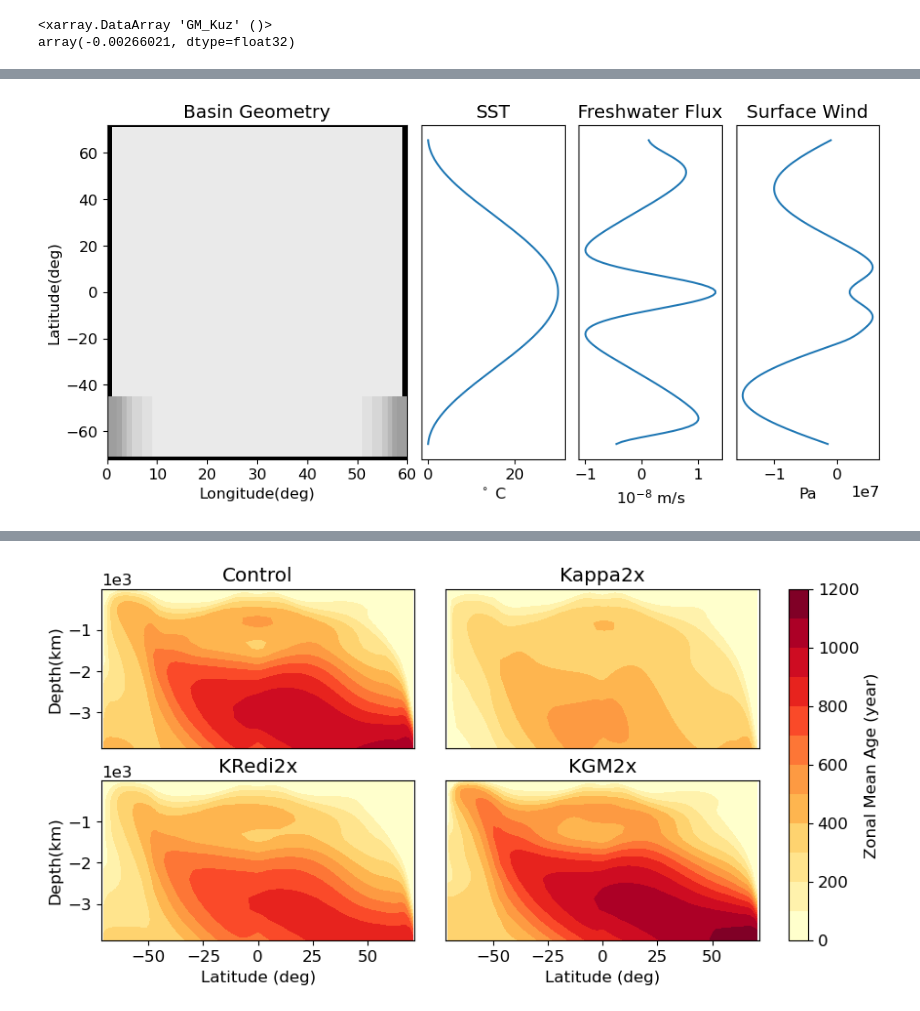
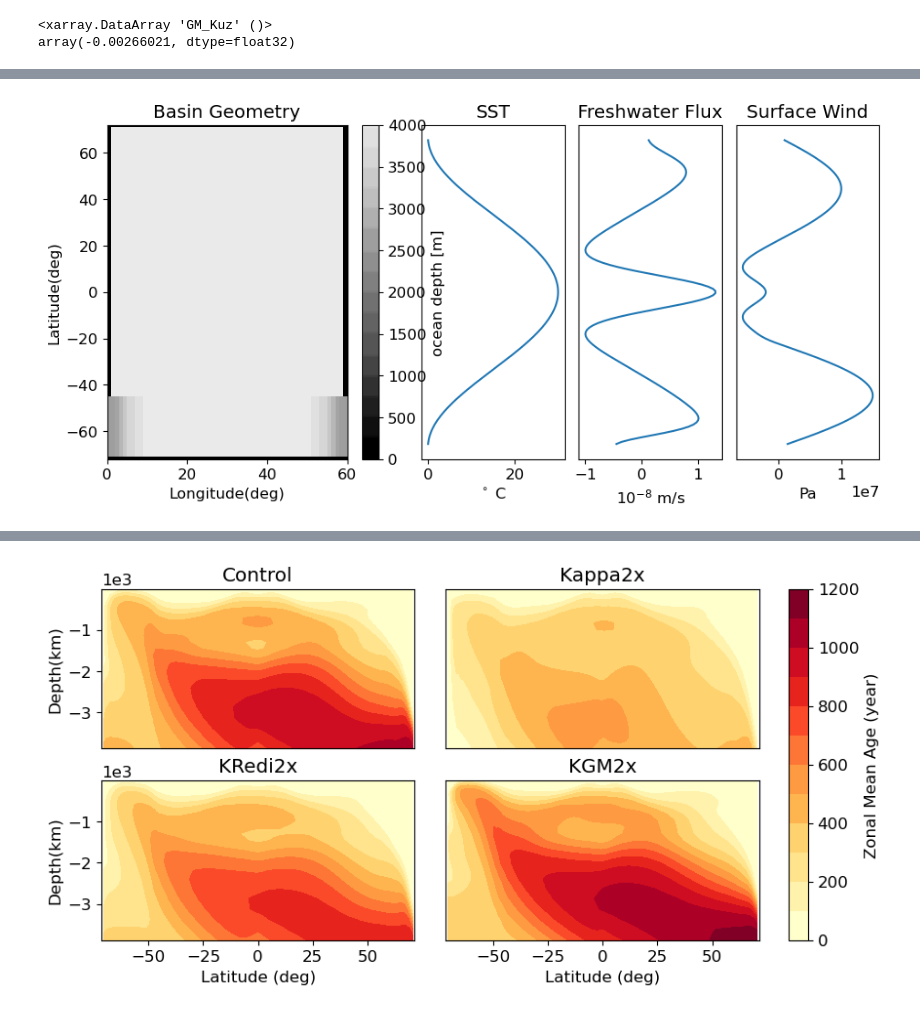
Before and after one commit to anthony-meza/test_age_framework, a Jupyter notebook: single_basin_production_figures.ipynb, the cells around one changed output, grey strips where cells are left out. Drawn from its saved outputs; the diff is of its cells as text; code cells hidden in the pictures.

Commit message:
Update single_basin_production_figures.ipynb
backup, the age will be calculated differently to see the sensitivity

```diff
--- a/single_basin_production_figures.ipynb
+++ b/single_basin_production_figures.ipynb
@@ -481,11 +478,0 @@ Kgm: 500 Kredi 1000
-# %%
-#Runkappa2x.calcOptlayer(15)
-print(RunGM2x.layers1_bounds)
-def plot_rhocontours(self):
-    '''
-    plotting rho contours for myRun class
-    '''
-    CS=(self.rho3D-1000).mean('XC').plot.contour(levels=self.layers1_bounds,linewidths=1.5, colors='k')
-    plt.clabel(CS, inline=True, fontsize=10)
-myRun.plot_rhocontours=plot_rhocontours
-RunRedi2x.plot_rhocontours()
@@ -510,7 +539,29 @@ fig.tight_layout()
 #plot Basin Geometry
 #plt.subplot(1,2,1)
 plt.sca(ax1)
-#myRun.plotBasinGeometry=plotBasinGeometry
+def plotBasinGeometry(self,add_colorbar=True):
+        def truncate_colormap(cmap, minval=0.0, maxval=1.0, n=100):
+            '''
+            truncate colormap to get a partial colormap
+            This function is used to create a
+            #This function is from stackoverflow
+            https://stackoverflow.com/questions/18926031/how-to-extract-a-subset-of-a-colormap-as-a-new-colormap-in-matplotlib
+
+            '''
+            new_cmap = colors.LinearSegmentedColormap.from_list(
+                'trunc({n},{a:.2f},{b:.2f})'.format(n=cmap.name, a=minval, b=maxval),
+                cmap(np.linspace(minval, maxval, n)))
+            return new_cmap
+        cmap=plt.cm.get_cmap('Greys_r',20)
+        cmap=truncate_colormap(cmap,0,0.8)
+        #cmap.set_over('c')
+        self.ds.Depth.plot( cmap=cmap,add_colorbar=add_colorbar)
+        #plt.gca().set_facecolor("grey")
+        plt.xlabel('Longitude(deg)')
+        plt.ylabel('Latitude(deg)')
+        plt.title('Basin Geometry')
+
+myRun.plotBasinGeometry=plotBasinGeometry
 RunGM2x.plotBasinGeometry()
 
 #plt.subplot(2,4,5)
@@ -522,7 +573,7 @@ RunGM2x.plotBasinGeometry()
 #plt.subplot(1,6,4)
 plt.sca(ax2)
 #plot sst
-sstfile=Path(datadir+"/sst_Atlonly.bin")
+sstfile=Path(datadirRedi2x+"/sst_Atlonly.bin")
 def plotsst(self,filename=sstfile):
     sst=0*dsGM2x.Depth
     sst=sst+xmitgcm.utils.read_raw_data(sstfile,np.dtype('>f'),dsGM2x.rA.shape)
@@ -533,37 +584,37 @@ def plotsst(self,filename=sstfile):
     plt.title('SST')
     plt.gca().set_yticks([])
     self.sst=sst
 myRun.plotsst=plotsst
 RunGM2x.plotsst(sstfile)
 ##plot Emp: not included into the myRun class. Seems not necessary.
 #plt.subplot(1,6,5)
 plt.sca(ax3)
-sstfile=Path(datadir+"/EmP_Atlonly.bin")
+sstfile=Path(datadirRedi2x+"/EmP_Atlonly.bin")
 EmP=0*dsGM2x.Depth
 EmP=EmP+xmitgcm.utils.read_raw_data(sstfile,np.dtype('>f'),dsGM2x.rA.shape)
 (-EmP.where(RunGM2x.sst!=0).mean('XC')*1e8).plot(y='YC')
 plt.xlabel('$10^{-8}$ m/s')
 plt.ylabel('')
 plt.gca().set_yticks([])
 plt.title('Freshwater Flux')
 #plt.gca().set_xticks([])
 #plotsurfacewind
 #plt.subplot(1,6,6)
 plt.sca(ax4)
-sstfile=Path(datadir+"/taux_Atlonly.bin")
+sstfile=Path(datadirRedi2x+"/taux_Atlonly.bin")
 EmP=0*dsGM2x.Depth
 EmP=EmP+xmitgcm.utils.read_raw_data(sstfile,np.dtype('>f'),dsGM2x.rA.shape)
-(-EmP.where(RunGM2x.sst!=0).mean('XC')*1e8).plot(y='YC')
+(EmP.where(RunGM2x.sst!=0).mean('XC')*1e8).plot(y='YC')
 plt.xlabel('Pa')
 plt.ylabel('')
 plt.title("Surface Wind")
 plt.gca().set_yticks([])
 plt.subplots_adjust(wspace=0.1,bottom=0.35,right=0.9)
 #plt.gca().set_xticks([])
 
 fig.savefig(Path(savedir+'model_config.pdf'), bbox_inches='tight')
 # %% [output]
-[figure, old version]
+[figure, new version]
 # %%
 
 layers1_bounds_streamfunc=[29,
```
Also changed, not shown: parts of 31 cells of this notebook.
